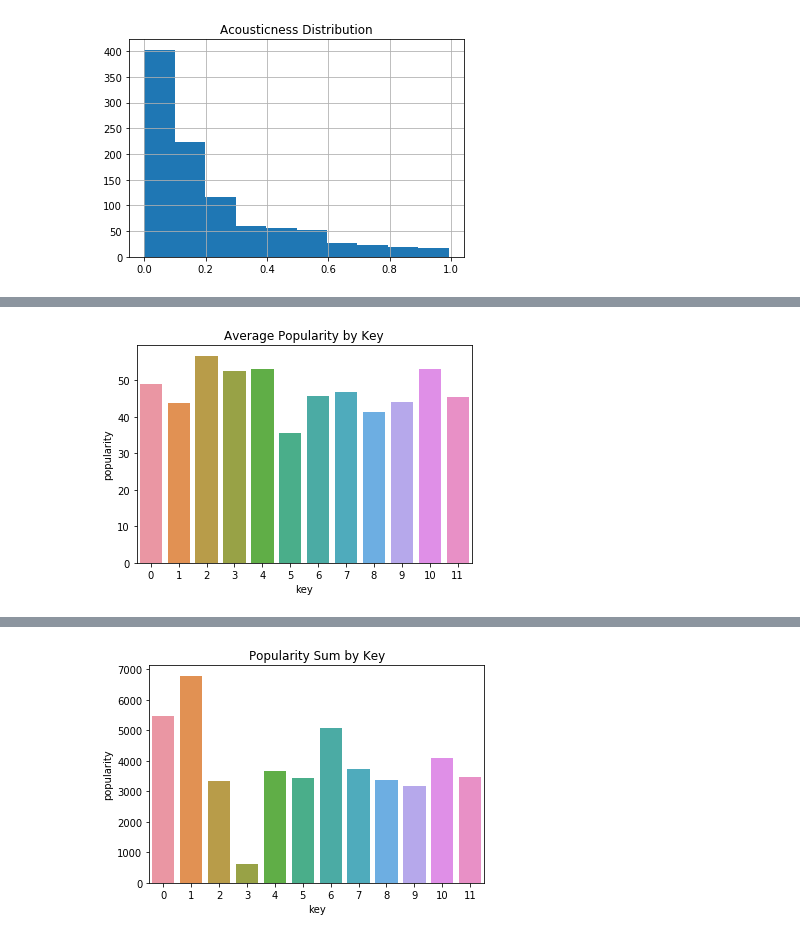
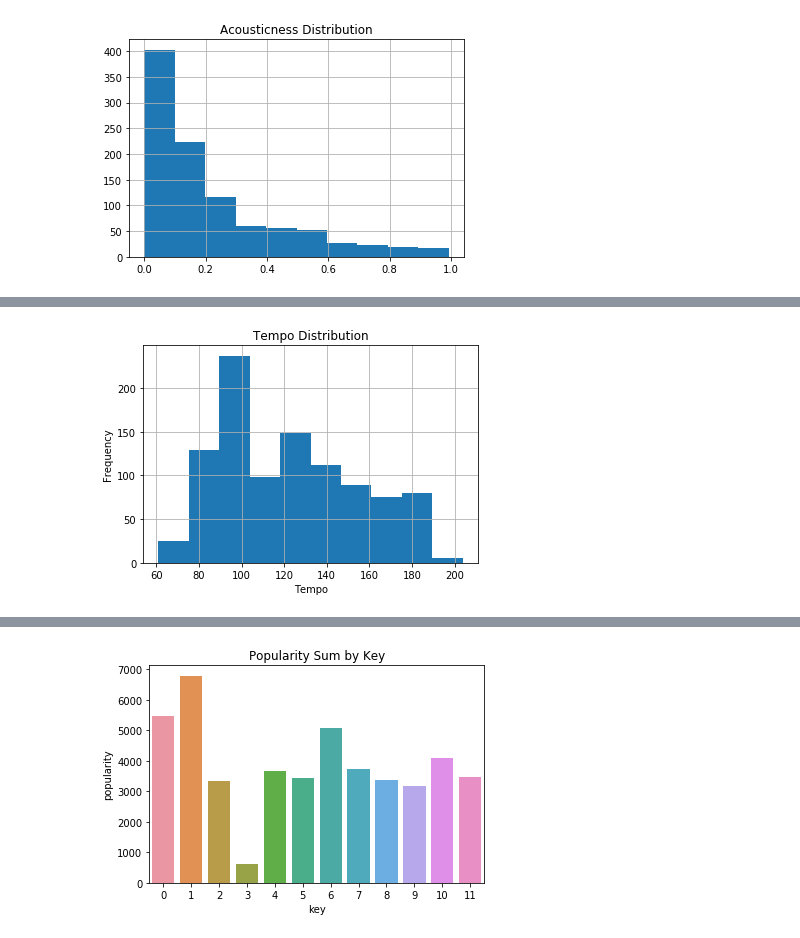
Before and after one commit to ipatel467/Spotify-Project, a Jupyter notebook: Spotify.ipynb, the cells around one changed output, grey strips where cells are left out. Saved outputs shown, nothing was run; the diff lists cells and outputs as text; code cells hidden in the pictures.

```diff
--- a/Spotify.ipynb
+++ b/Spotify.ipynb
@@ -218,5 +222,0 @@ key_pop = full_df.groupby(['key']).agg({'popularity':'mean'}).reset_index()
-# %%
-sns.barplot(x=key_pop['key'],y=key_pop['popularity']);
-plt.title('Average Popularity by Key');
-# %% [output]
-[figure, removed]
@@ -224,0 +223,7 @@ key_pop_sum = full_df.groupby(['key']).agg({'popularity':'sum'}).reset_index()
+# %%
+full_df['tempo'].hist()
+plt.title('Tempo Distribution');
+plt.xlabel('Tempo')
+plt.ylabel('Frequency');
+# %% [output]
+[figure, added]
```
Also changed, not shown: parts of 12 cells of this notebook.
